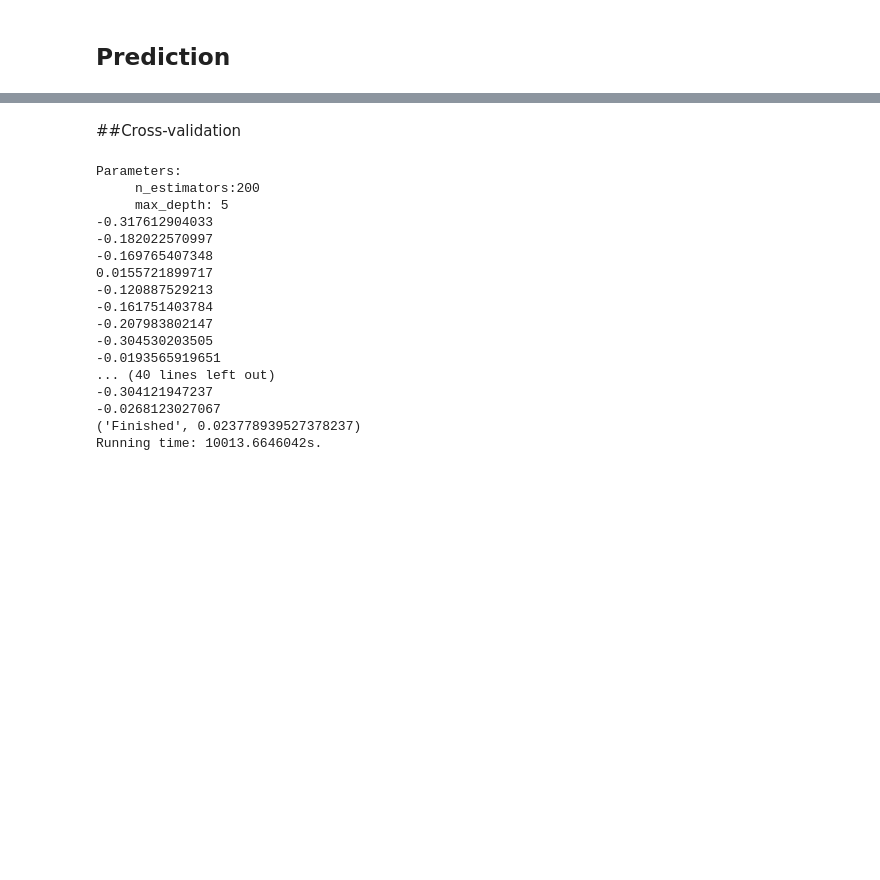
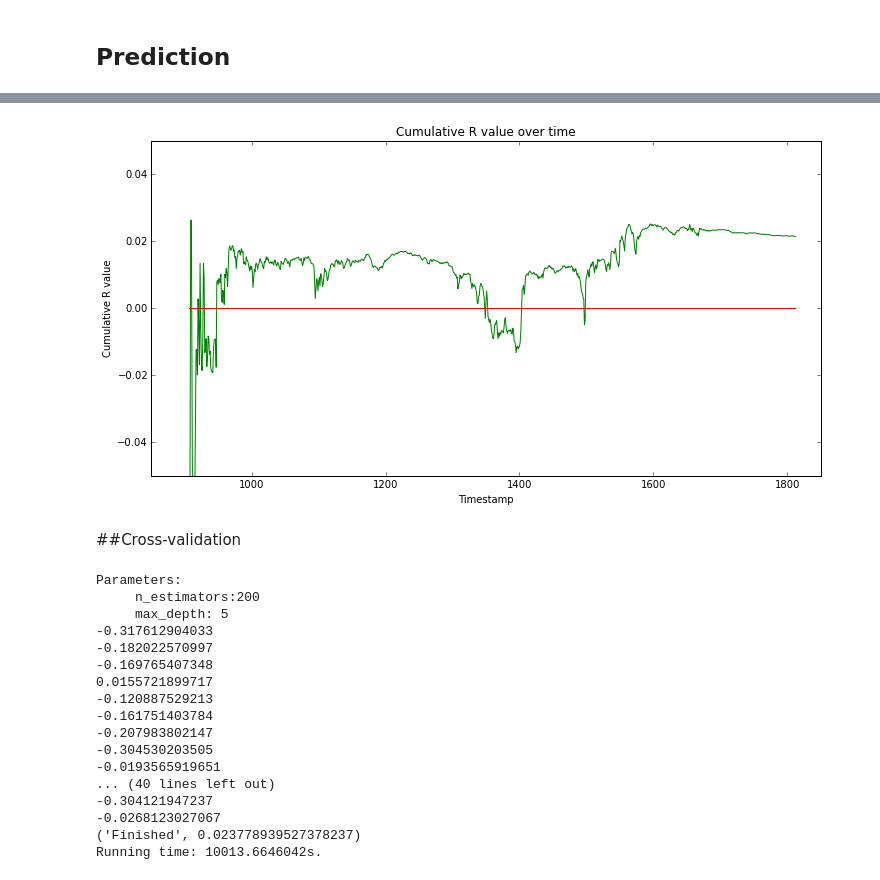
Before and after one commit to anthonyhu/twosigma-LETH-Al, a Jupyter notebook: Two Sigmas Challenge.ipynb, the cells around one changed output, grey strips where cells are left out. Drawn from its saved outputs; the diff is of its cells as text; code cells hidden in the pictures; blank space fills up the shorter version.

Commit message:
Added Cumulative R value to prevent overfitting

```diff
--- a/Two Sigmas Challenge.ipynb
+++ b/Two Sigmas Challenge.ipynb
@@ -39,12 +45,9 @@ train = train.fillna(d_mean)
 # %%
 #######
-# Train pickle model
-#######
-o_train = pd.read_hdf("train.h5")
 
 excl = ["id", "timestamp", "y"]
-col = [c for c in o_train.columns if c not in excl]
-train = o_train.loc[:, col]
+col = [c for c in full_train.columns if c not in excl]
+train = full_train.loc[:, col]
 
 # Total number of NA values per observation.
 train.loc[:, "is_null"] = train.isnull().sum(axis=1)
@@ -173,3 +163,9 @@ array([[ 1.,  0.,  0.]])
+# %%
+# A custom function to compute the R score
+def get_reward(y_true, y_fit):
+    R2 = 1 - np.sum((y_true - y_fit)**2) / np.sum((y_true - np.mean(y_true))**2)
+    R = np.sign(R2) * math.sqrt(abs(R2))
+    return(R)
 # %% [markdown]
 ## Models
 # %%
@@ -222,6 +220,11 @@ ExtraTreesRegressor(bootstrap=False, criterion='mse', max_depth=6,
 ymean_dict = dict(o.train.groupby(["id"])["y"].median())
 
 t0 = time()
+
+y_real = []
+y_predict = []
+cum_reward = []
+timestamp_list = []
 
 while True:
     test = o.features.loc[:, col]
@@ -241,10 +244,24 @@ while True:
     pred["y"] = ((model_1.predict(test_technical_20).clip(low_y_cut, high_y_cut) * 0.35)
                  + (model_2.predict(test).clip(low_y_cut, high_y_cut) * 0.65))
     # Add the median of the target value by ID.
-    pred["y"] = pred.apply(lambda x: 0.95 * x["y"] + 0.05 * ymean_dict[x["id"]] if x["id"] in ymean_dict else x["y"], axis=1)
+    pred["y"] = pred.apply(lambda x: 0.95 * x["y"] + 0.05 * ymean_dict[x["id"]]
+                           if x["id"] in ymean_dict
+                           else x["y"], axis=1)
 
     # The target values have 6 decimals in the training set.
     pred["y"] = [float(format(x, ".6f")) for x in pred["y"]]
+
+    current_y_real = list(full_train.loc[
+            full_train["timestamp"] == o.features.timestamp[0], "y"].values)
+    current_y_predict = list(pred["y"].values)
+
+    y_real.extend(current_y_real)
+    y_predict.extend(current_y_predict)
+
+    current_reward = get_reward(np.array(y_real), np.array(y_predict))
+    cum_reward.append(current_reward)
+
+    timestamp_list.append(o.features.timestamp[0])
 
     o, reward, done, info = env.step(pred)
     if done:
@@ -269,3 +314,15 @@ Running time: 356.750163794s.
+# %%
+plt.figure(figsize=(12,6))
+plt.plot(timestamp_list, cum_reward, color = "green")
+plt.plot(timestamp_list, [0]*len(timestamp_list), color = "red")
+plt.title("Cumulative R value over time")
+plt.xlabel("Timestamp")
+plt.ylabel("Cumulative R value")
+plt.xlim(850, 1850)
+plt.ylim(-0.05, 0.05)
+plt.show()
+# %% [output]
+[figure, added]
 # %% [markdown]
 ##Cross-validation
 # %%
```
Also changed, not shown: parts of 13 cells of this notebook, 1 other file.
